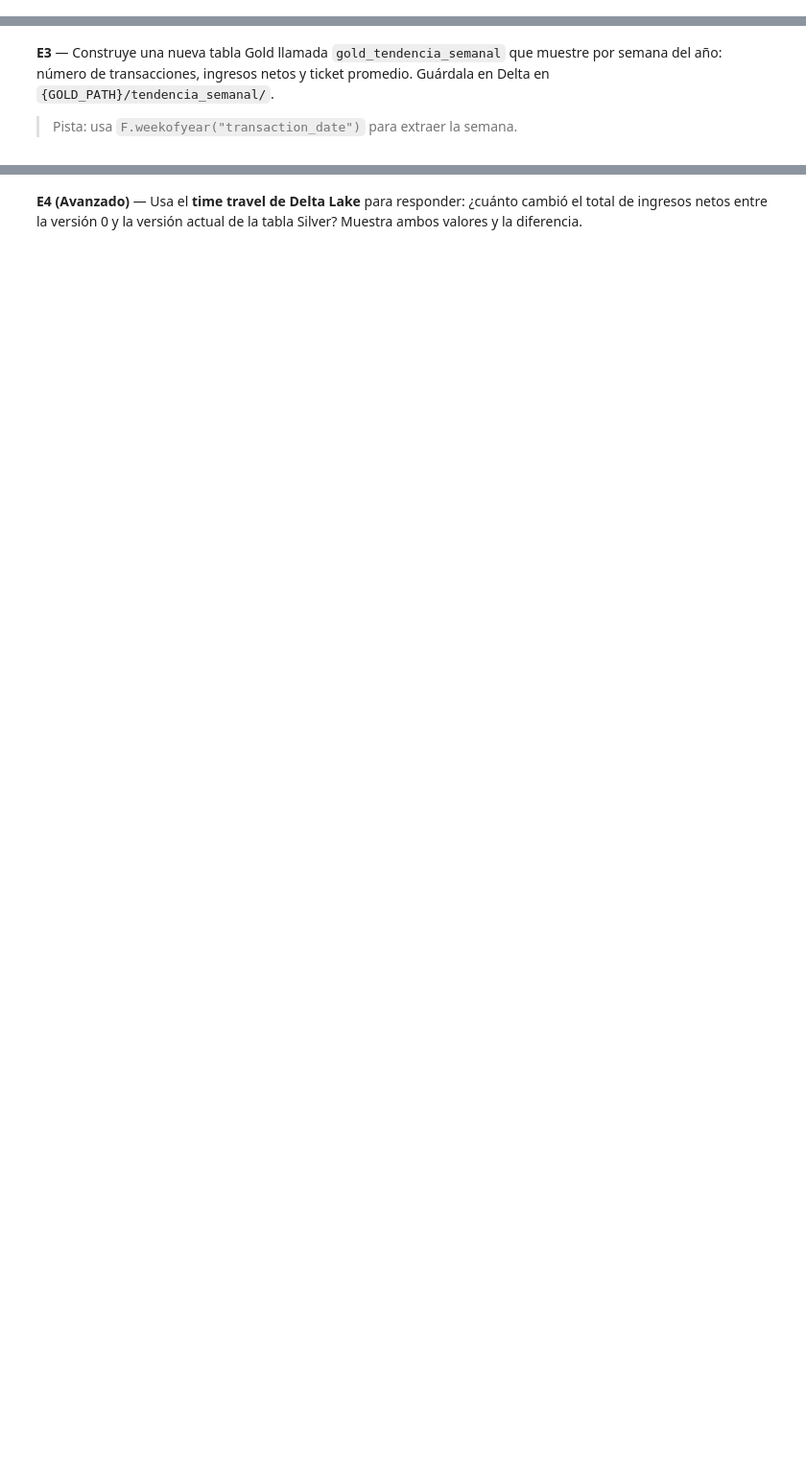
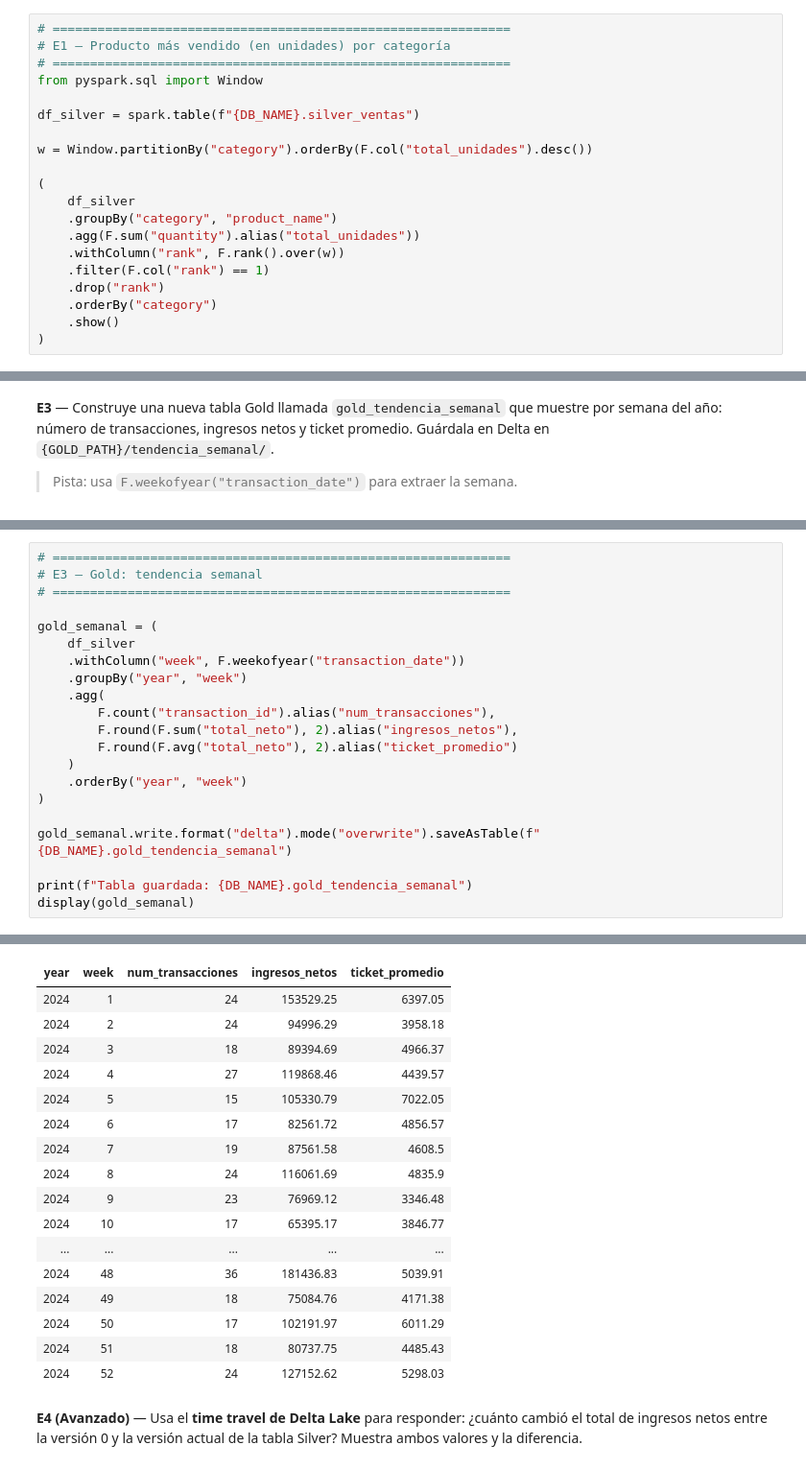
Before and after one commit to Jvelasquez980/almacenamiento_procesamiento_03_2026, a Jupyter notebook: Taller_2/taller_databricks_etl.ipynb, the cells around one changed output, grey strips where cells are left out. Shown at 96% size. Drawn from its saved outputs; the diff is of its cells as text; blank space fills up the shorter version.

```diff
--- a/Taller_2/taller_databricks_etl.ipynb
+++ b/Taller_2/taller_databricks_etl.ipynb
@@ -599,0 +734,20 @@ Puedes usar tanto la API de DataFrames como Spark SQL.
+# %%
+# =============================================================
+# E1 — Producto más vendido (en unidades) por categoría
+# =============================================================
+from pyspark.sql import Window
+
+df_silver = spark.table(f"{DB_NAME}.silver_ventas")
+
+w = Window.partitionBy("category").orderBy(F.col("total_unidades").desc())
+
+(
+    df_silver
+    .groupBy("category", "product_name")
+    .agg(F.sum("quantity").alias("total_unidades"))
+    .withColumn("rank", F.rank().over(w))
+    .filter(F.col("rank") == 1)
+    .drop("rank")
+    .orderBy("category")
+    .show()
+)
@@ -609,0 +796,22 @@ Puedes usar tanto la API de DataFrames como Spark SQL.
+# %%
+# =============================================================
+# E3 — Gold: tendencia semanal
+# =============================================================
+
+gold_semanal = (
+    df_silver
+    .withColumn("week", F.weekofyear("transaction_date"))
+    .groupBy("year", "week")
+    .agg(
+        F.count("transaction_id").alias("num_transacciones"),
+        F.round(F.sum("total_neto"), 2).alias("ingresos_netos"),
+        F.round(F.avg("total_neto"), 2).alias("ticket_promedio")
+    )
+    .orderBy("year", "week")
+)
+
+gold_semanal.write.format("delta").mode("overwrite").saveAsTable(f"{DB_NAME}.gold_tendencia_semanal")
+
+print(f"Tabla guardada: {DB_NAME}.gold_tendencia_semanal")
+display(gold_semanal)
+# %% [output]
@@ -610,2 +819,19 @@ Puedes usar tanto la API de DataFrames como Spark SQL.
+| year | week | num_transacciones | ingresos_netos | ticket_promedio |
+| 2024 | 1 | 24 | 153529.25 | 6397.05 |
+| 2024 | 2 | 24 | 94996.29 | 3958.18 |
+| 2024 | 3 | 18 | 89394.69 | 4966.37 |
+| 2024 | 4 | 27 | 119868.46 | 4439.57 |
+| 2024 | 5 | 15 | 105330.79 | 7022.05 |
+| 2024 | 6 | 17 | 82561.72 | 4856.57 |
+| 2024 | 7 | 19 | 87561.58 | 4608.5 |
+| 2024 | 8 | 24 | 116061.69 | 4835.9 |
+| 2024 | 9 | 23 | 76969.12 | 3346.48 |
+| 2024 | 10 | 17 | 65395.17 | 3846.77 |
+| ... | ... | ... | ... | ... |
+| 2024 | 48 | 36 | 181436.83 | 5039.91 |
+| 2024 | 49 | 18 | 75084.76 | 4171.38 |
+| 2024 | 50 | 17 | 102191.97 | 6011.29 |
+| 2024 | 51 | 18 | 80737.75 | 4485.43 |
+| 2024 | 52 | 24 | 127152.62 | 5298.03 |
 # %% [markdown]
 **E4 (Avanzado)** — Usa el **time travel de Delta Lake** para responder: ¿cuánto cambió el total de ingresos netos entre la versión 0 y la versión actual de la tabla Silver? Muestra ambos valores y la diferencia.
```
Also changed, not shown: parts of 26 cells of this notebook.
